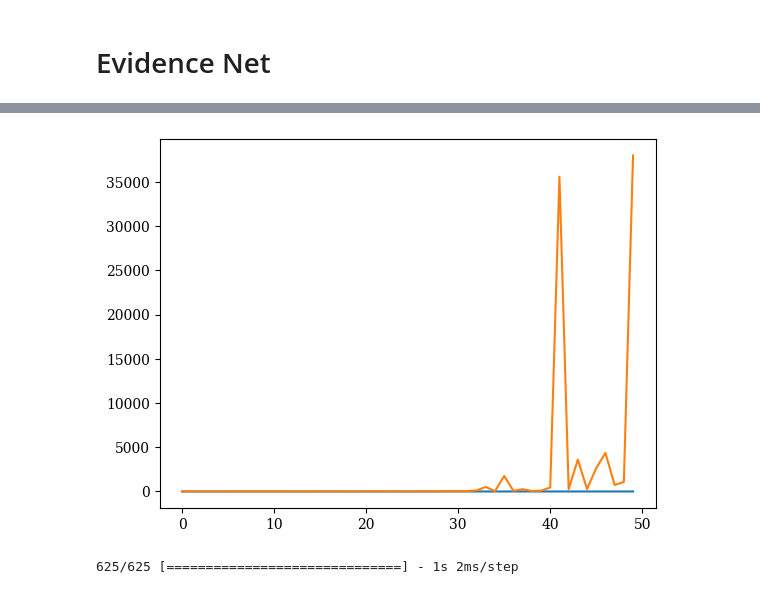
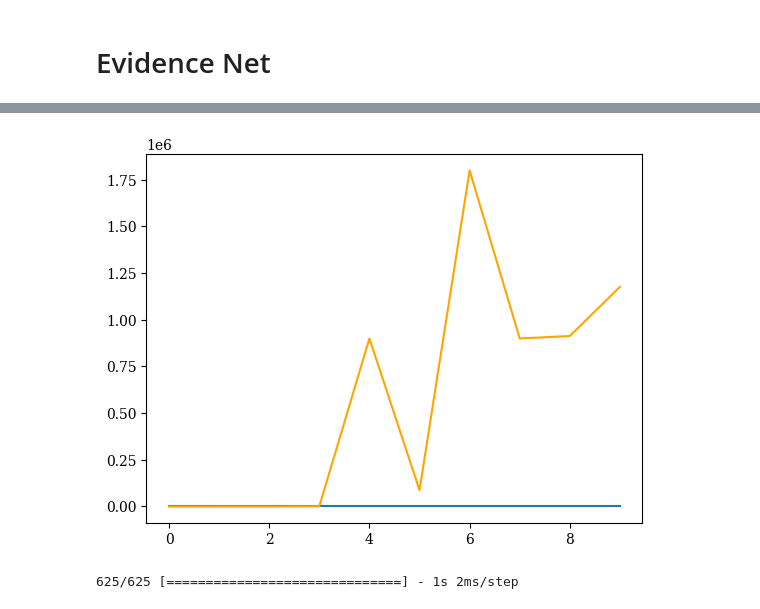
Before and after one commit to cjpdrury/evidence_networks, a Jupyter notebook: evidence_network.ipynb, the cells around one changed output, grey strips where cells are left out. Drawn from its saved outputs; the diff is of its cells as text; code cells hidden in the pictures.

```diff
--- a/evidence_network.ipynb
+++ b/evidence_network.ipynb
@@ -128,7 +132,7 @@ Select a sub-sample of data to quickly run network. In full runs the entire data
 # %%
 # randomly sample from training data
 
-n_sample = 50000
+n_sample = 500000
 # n_sample = train_data.shape[0]
 
 choices = np.random.choice(train_data.shape[0],
@@ -139,6 +143,5 @@ print(train_data.shape)
 
 
 # separate training data and training labels into x and y
-x_train = train_data[:,:-1]
-y_train = train_data[:,-1]
+x_train, x_test, y_train, y_test = train_test_split(train_data[:,:-1], train_data[:,-1], test_size=0.20, shuffle=True, random_state=42)
 # %% [output]
@@ -409,11 +341,9 @@ class CustomCallback(callbacks.Callback):
 # %%
 # input size, epochs, number of ensembles
 N = x_train_scaled.shape[1]
-epochs = 50
+epochs = 10
 n_models = 1
 
-
-# analytic_bayes_factor = bayes_factor_theta_0(validation_data, x, n_params,ystd)
 
 model_instances = []
 model_instances_model = []
@@ -432,19 +362,13 @@ with tf.device('/device:GPU:0'):
 
         model_instances_model.append(model_instances[-1].model())
 
-        # validation_prediction = (model_instances_model[-1].predict(test_data))
+        # validation_prediction = (model_instances_model[-1].predict(x_test_scaled))
         # print('Initialization: mean =', validation_prediction.mean(), 'std= ', validation_prediction.std())
 
-
         histories.append(model_instances_model[-1].fit(x_train_scaled,y_train,
-            # 0.5+np.vstack([training_data[:-n_validation],-training_data[:-n_validation]])/scale_rescale,
-                            #  np.atleast_2d(np.hstack([training_model[:-n_validation],training_model[:-n_validation]])).T,
-
             epochs=epochs, batch_size=100,
                              shuffle=True,
                              validation_split = 0.2,
-                            #  validation_data=(0.5+np.vstack([training_data[-n_validation:],-training_data[-n_validation:]])/scale_rescale,
-                                              #  np.atleast_2d(np.hstack([training_model[-n_validation:],training_model[-n_validation:]])).T),
                              verbose=1))
 
         gc.collect()
@@ -469,9 +408,9 @@ Epoch 50/50
 # %%
 for i in range(n_models):
     _ = plt.plot(histories[i].history['loss'][:])
-    _ = plt.plot(histories[i].history['val_loss'][:])
+    _ = plt.plot(histories[i].history['val_loss'][:],'orange')
 # %% [output]
-[figure, old version]
+[figure, new version]
 # %%
 # validation_prediction_array = np.array([leaky_parity_odd_power(model_instances_model[i].predict(1.-validation_data_rescaled), alpha=2) \
 #                           for i in range(n_models)])
```
Also changed, not shown: parts of 12 cells of this notebook.
